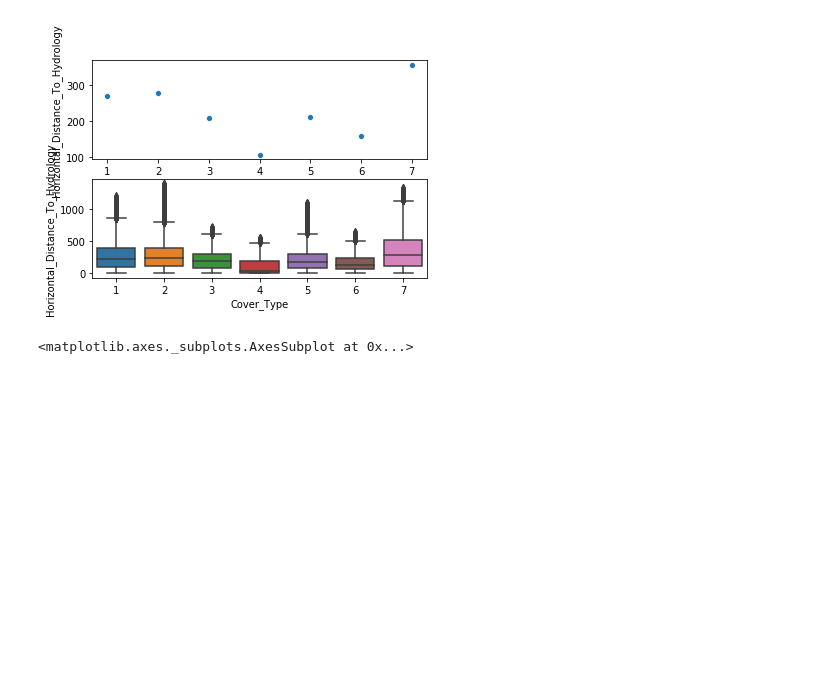
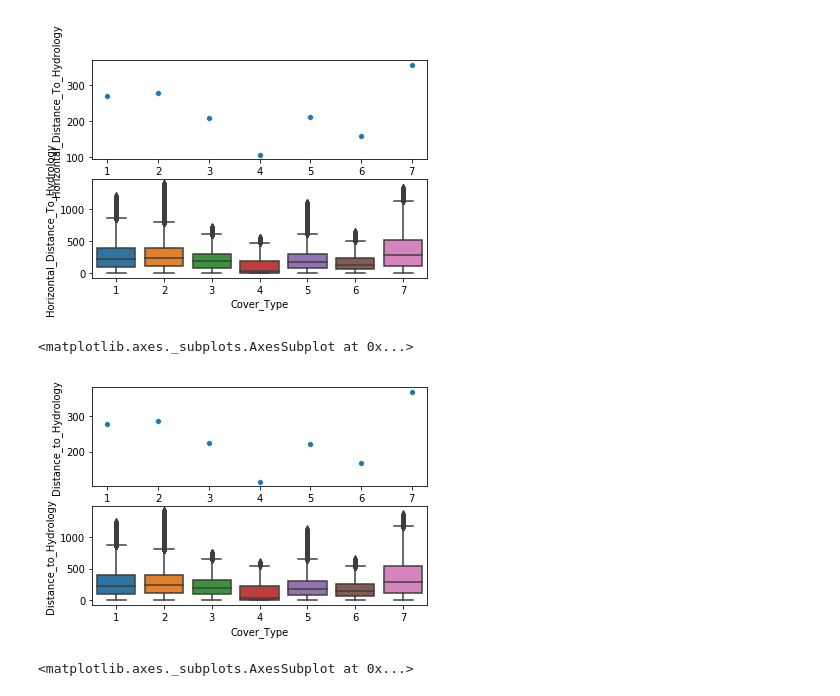
Before and after one commit to Greg-S-12/Tree-Cover-Classification-Project, a Jupyter notebook: EDA_greg.ipynb, the cells around one changed output. Cells and saved outputs as stored; diff of their text form; code cells hidden in the pictures; blank space fills up the shorter version.

```diff
--- a/EDA_greg.ipynb
+++ b/EDA_greg.ipynb
@@ -86,6 +96,13 @@ sns.boxplot(data=df,x=df.Cover_Type,y="Horizontal_Distance_To_Hydrology",ax=axes
 # %% [output]
 <matplotlib.axes._subplots.AxesSubplot at 0x...>
 [figure]
+# %%
+f, axes = plt.subplots(2, 1)
+sns.scatterplot(data=df_covergroups_mean,x=df_covergroups_mean.index,y="Distance_to_Hydrology",ax=axes[0])
+sns.boxplot(data=df,x=df.Cover_Type,y="Distance_to_Hydrology",ax=axes[1])
+# %% [output]
+<matplotlib.axes._subplots.AxesSubplot at 0x...>
+[figure, added]
 # %%
 f, axes = plt.subplots(2, 1)
 
```
Also changed, not shown: parts of 2 cells of this notebook, 1 other file.
